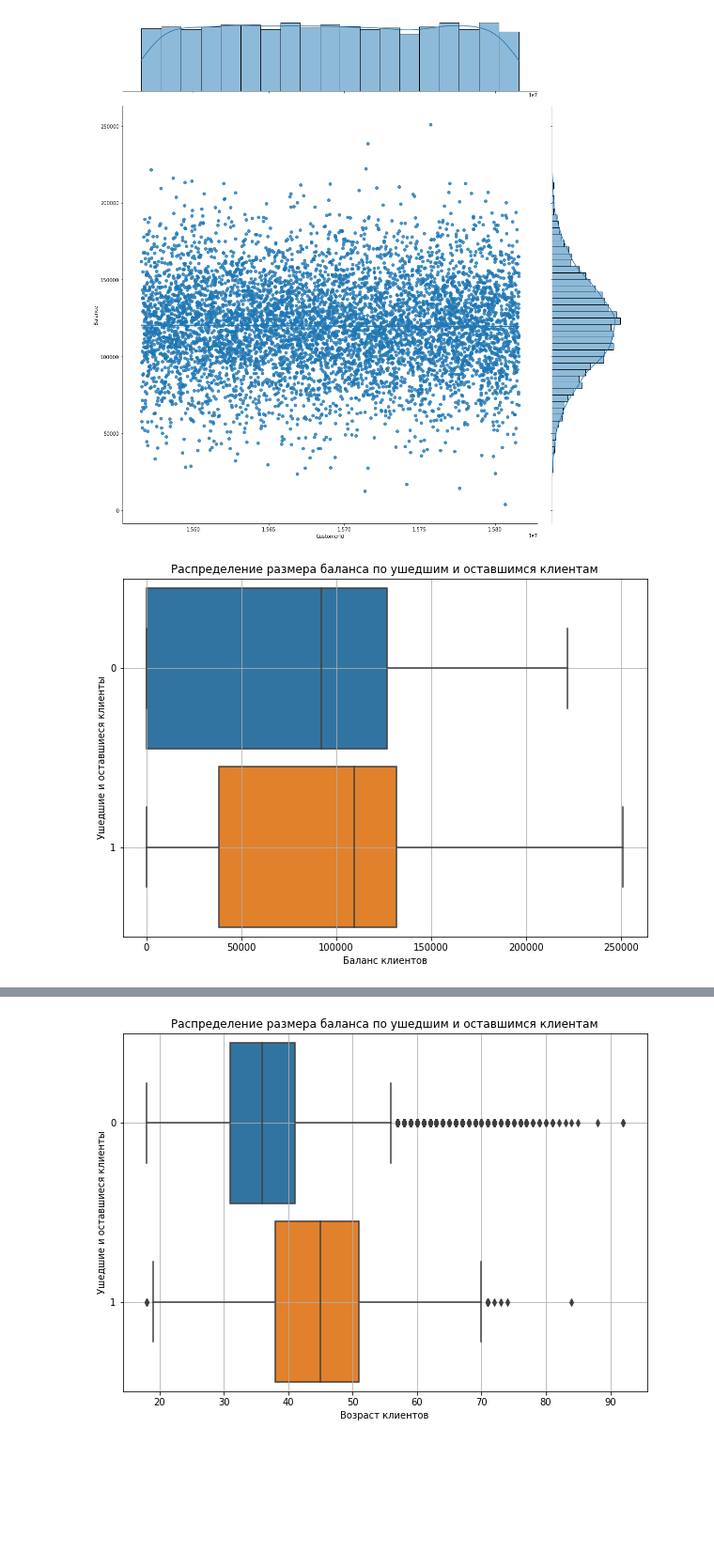
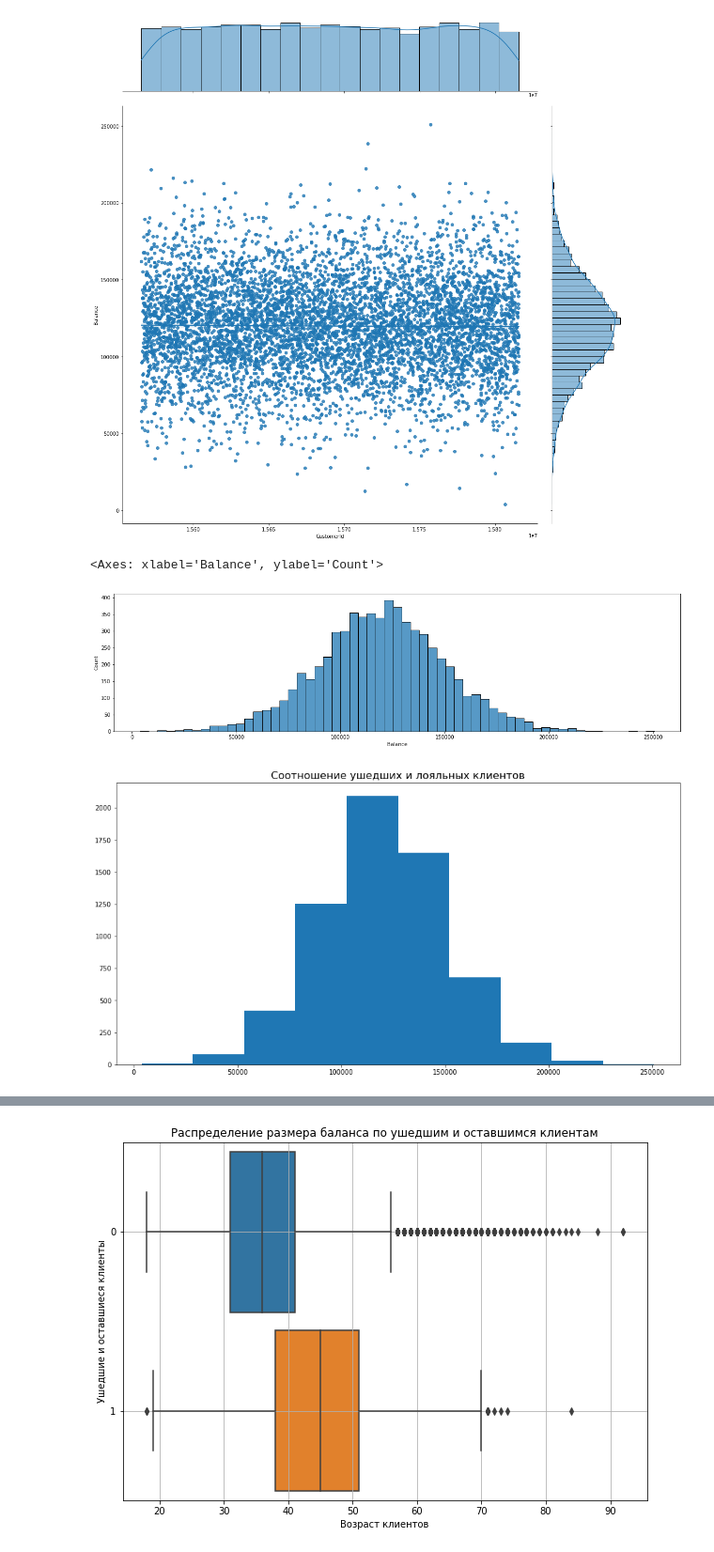
Before and after one commit to kuchsk/skillfactory, a Jupyter notebook: ЗАДАНИЕ_9_11_МОДУЛЬ_13_(HW_01).ipynb, the cells around one changed output, grey strips where cells are left out. Shown at 94% size. Saved outputs shown, nothing was run; the diff lists cells and outputs as text; code cells hidden in the pictures; blank space fills up the shorter version.

```diff
--- a/ЗАДАНИЕ_9_11_МОДУЛЬ_13_(HW_01).ipynb
+++ b/ЗАДАНИЕ_9_11_МОДУЛЬ_13_(HW_01).ipynb
@@ -39,21 +40,26 @@ sns.jointplot(data=(churn[churn.Balance  >= 2500]), x="CustomerId", y="Balance",
 # %% [output]
 <seaborn.axisgrid.JointGrid at 0x...>
 [figure]
-# %%
-# 9.3. Посмотрите на распределение баланса клиента в разрезе признака оттока.
-# Как различаются суммы на накопительном счёте ушедших и лояльных клиентов?
-# Подумайте и напишите, с чем это может быть связано, что может не устраивать ушедших клиентов в банке.
-
-import seaborn as sns
-import matplotlib.pyplot as plt
-fig = plt.figure(figsize = (10,7))
-boxplot = sns.boxplot(data = churn, y = 'Exited', x = 'Balance', orient = 'h', width = 0.9)
-boxplot.set_title('Распределение размера баланса по ушедшим и оставшимся клиентам');
-boxplot.set_xlabel('Баланс клиентов');
-boxplot.set_ylabel('Ушедшие и оставшиеся клиенты');
-boxplot.grid()
-
-# Выводы: У ушедших клиентов встречается баланс близкий к нулю и в целом баланс ниже, чем у лояльных клиентов, даже учитывая выбросы.
-# Это может быть связано со стабильностью клиентов в целом, отсутствием излишков средств и поиском лучших условий в других банках.
-# %% [output]
-[figure, removed]
+# %%
+# 9.2. Вариант 2
+
+import seaborn as sns
+import matplotlib.pyplot as plt
+
+fig, ax = plt.subplots(figsize=(20,5))
+sns.histplot(data=(churn[churn.Balance  >= 2500]), x='Balance')
+### Выводы: У основной части пользователей, у которых на счету больше 2500 долларов баланс находится в диапазоне от 100 000 до 150 000, выбросы от 0 до 50 000 и от 200 000 до 250 000 встречаются значительно реже. Распределение похоже на нормальное.
+# %% [output]
+<Axes: xlabel='Balance', ylabel='Count'>
+[figure, added]
+# %%
+# 9.2. Вариант 3
+import matplotlib.pyplot as plt
+
+fig = plt.figure(figsize=(12, 6))
+ax = fig.add_axes((1, 1, 1, 1))
+pie = ax.hist(data=(churn[churn.Balance  >= 2500]), x = 'Balance')
+title = ax.set_title('Соотношение ушедших и лояльных клиентов', fontsize=16)
+### Выводы: У основной части пользователей, у которых на счету больше 2500 долларов баланс находится в диапазоне от 100 000 до 150 000, выбросы от 0 до 50 000 и от 200 000 до 250 000 встречаются значительно реже. Распределение похоже на нормальное.
+# %% [output]
+[figure, added]
```
Also changed, not shown: parts of 11 cells of this notebook.
